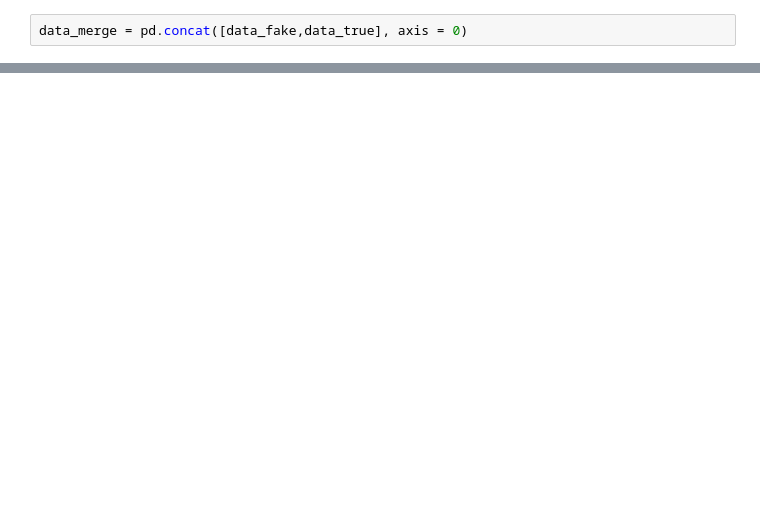
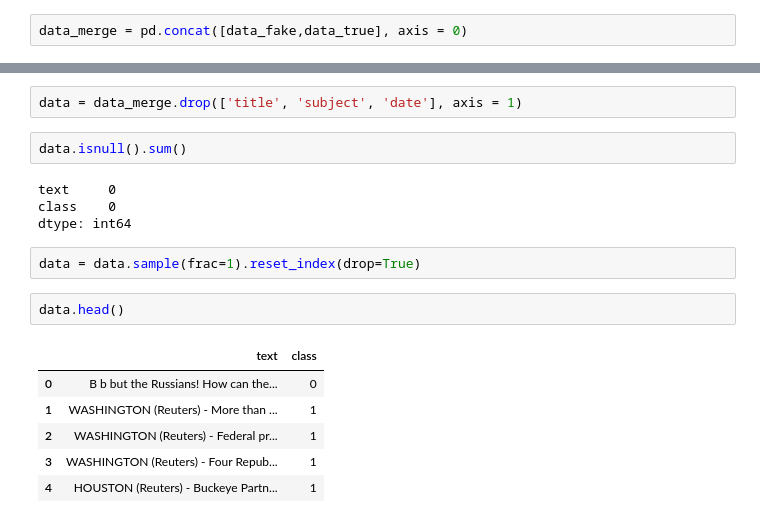
Before and after one commit to frdrckj/Fake-News-Detection, a Jupyter notebook: fake_news_detection.ipynb, the cells around one changed output, grey strips where cells are left out. Drawn from its saved outputs; the diff is of its cells as text; blank space fills up the shorter version.

```diff
--- a/fake_news_detection.ipynb
+++ b/fake_news_detection.ipynb
@@ -76,0 +114,19 @@ data_merge.tail()
+# %%
+data = data_merge.drop(['title', 'subject', 'date'], axis = 1)
+# %%
+data.isnull().sum()
+# %% [output]
+text     0
+class    0
+dtype: int64
+# %%
+data = data.sample(frac=1).reset_index(drop=True)
+# %%
+data.head()
+# %% [output]
+|  | text | class |
+| 0 | B b but the Russians! How can the... | 0 |
+| 1 | WASHINGTON (Reuters) - More than ... | 1 |
+| 2 | WASHINGTON (Reuters) - Federal pr... | 1 |
+| 3 | WASHINGTON (Reuters) - Four Repub... | 1 |
+| 4 | HOUSTON (Reuters) - Buckeye Partn... | 1 |
```
Also changed, not shown: parts of 50 cells of this notebook, 1 other file.
